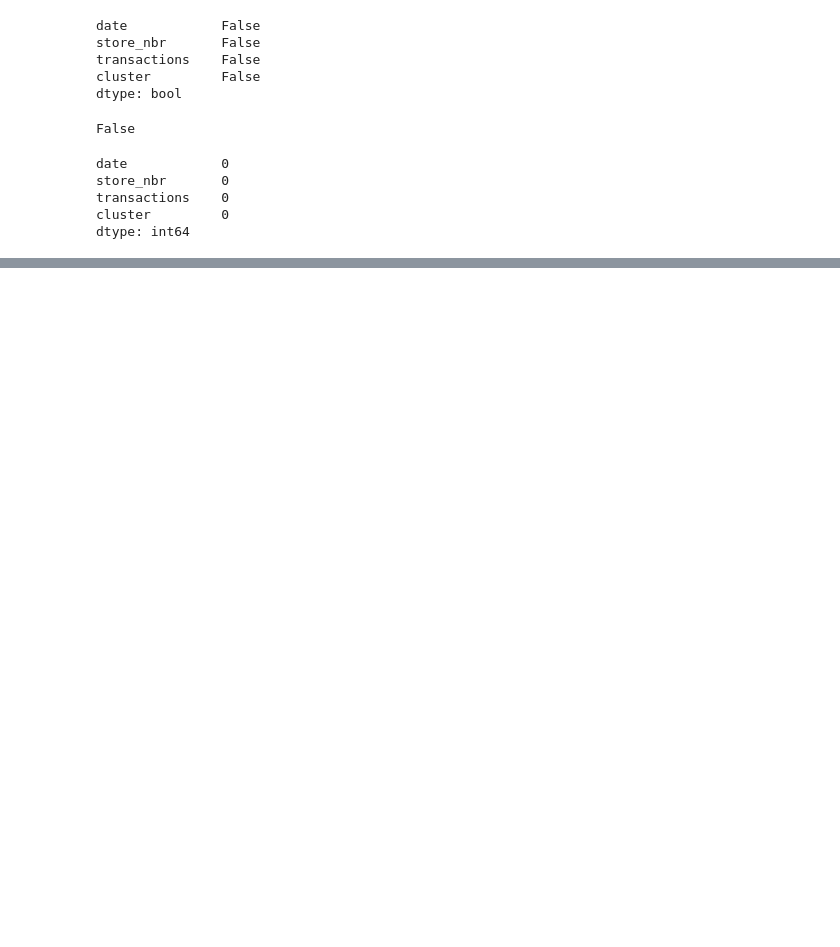
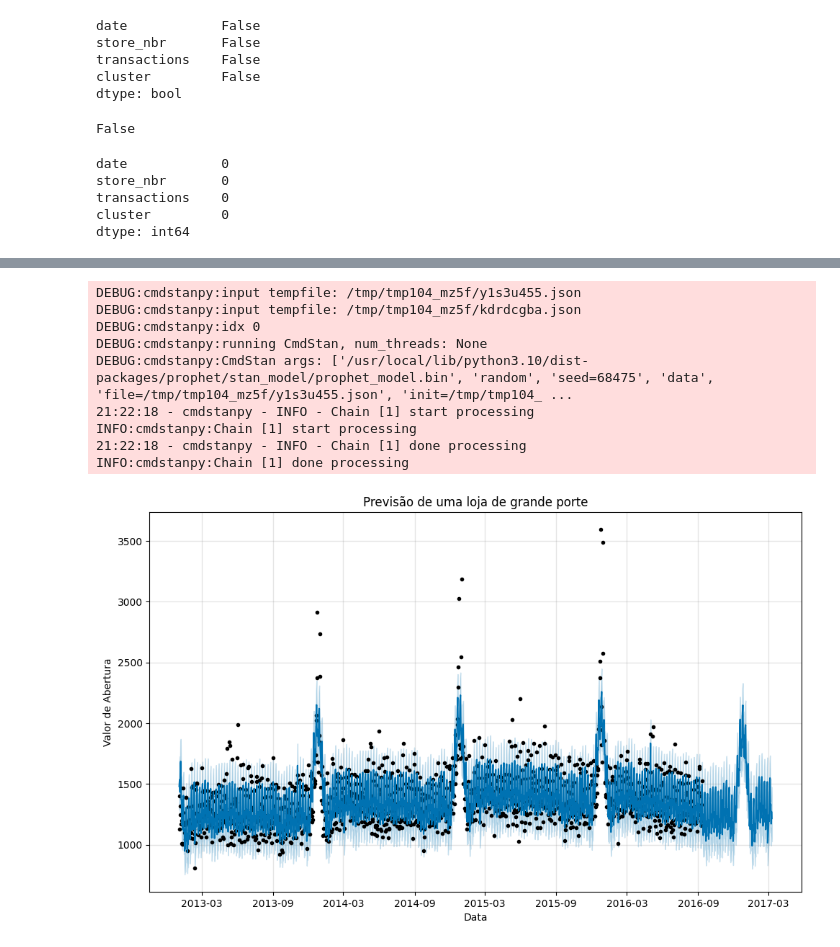
Before and after one commit to lgregs/TCC-PUCSP-CDIA, a Jupyter notebook: Prophet.ipynb, the cells around one changed output, grey strips where cells are left out. Saved outputs shown, nothing was run; the diff lists cells and outputs as text; code cells hidden in the pictures; blank space fills up the shorter version.

```diff
--- a/Prophet.ipynb
+++ b/Prophet.ipynb
@@ -191,0 +244,7 @@ dtype: int64
+# %%
+# Dataframe com a Loja de pequeno Porte escolhida
+df_pqn = df_pqn[df_pqn['store_nbr'] == 31]
+# %%
+# Renomeando as colunas para o formato esperado pelo Prophet
+df_pqn = df_pqn.rename(columns={'date': 'ds', 'transactions': 'y'})
+df_pqn = df_pqn.drop(['store_nbr','cluster'], axis =1)
@@ -191,0 +260,35 @@ dtype: int64
+# %%
+# Divisão para treino e teste
+proporcao_treino = 0.8  # 80% de dados para treino
+tamanho_treino = int(len(df_pqn) * proporcao_treino)
+
+# Separando os dados de treino e teste
+df_train = df_pqn.iloc[:tamanho_treino]  # Dados de treino
+df_test = df_pqn.iloc[tamanho_treino:]   # Dados de teste
+
+# Criando e ajustando o modelo Prophet
+model = Prophet(daily_seasonality=False, weekly_seasonality=True, yearly_seasonality=True)
+model.add_country_holidays(country_name='EC')
+model.fit(df_train)
+
+# Previsão
+future = model.make_future_dataframe(periods=180)
+forecast = model.predict(future)
+
+# Visualizar as previsões
+fig = model.plot(forecast)
+plt.title('Previsão de uma loja de grande porte')
+plt.xlabel('Data')
+plt.ylabel('Valor de Abertura')
+plt.show()
+# %% [output]
+DEBUG:cmdstanpy:input tempfile: /tmp/tmp104_mz5f/y1s3u455.json
+DEBUG:cmdstanpy:input tempfile: /tmp/tmp104_mz5f/kdrdcgba.json
+DEBUG:cmdstanpy:idx 0
+DEBUG:cmdstanpy:running CmdStan, num_threads: None
+DEBUG:cmdstanpy:CmdStan args: ['/usr/local/lib/python3.10/dist-packages/prophet/stan_model/prophet_model.bin', 'random', 'seed=68475', 'data', 'file=/tmp/tmp104_mz5f/y1s3u455.json', 'init=/tmp/tmp104_ ...
+21:22:18 - cmdstanpy - INFO - Chain [1] start processing
+INFO:cmdstanpy:Chain [1] start processing
+21:22:18 - cmdstanpy - INFO - Chain [1] done processing
+INFO:cmdstanpy:Chain [1] done processing
+[figure, added]
```
Also changed, not shown: parts of 36 cells of this notebook.
